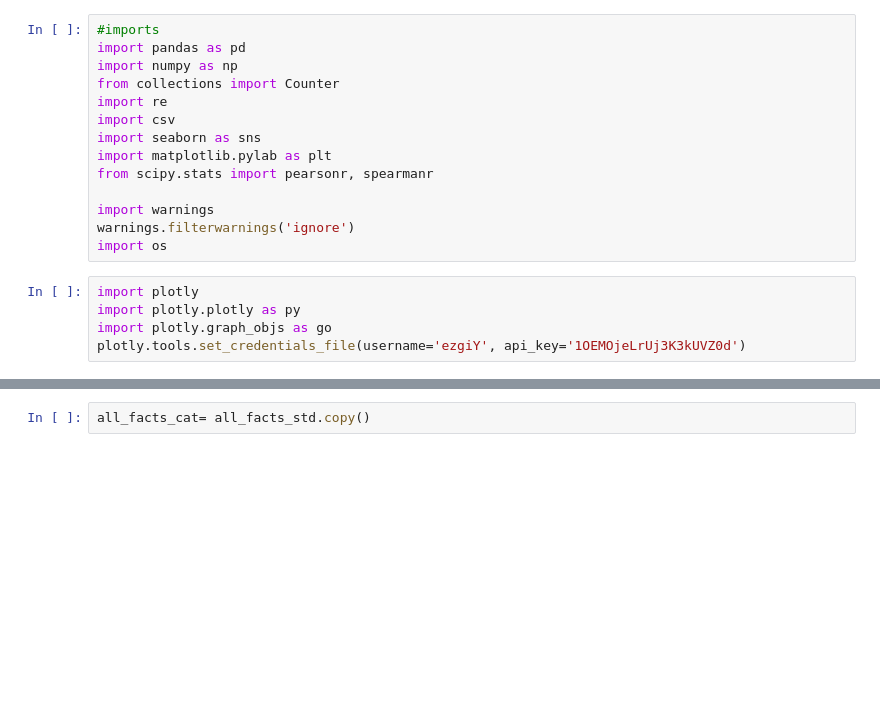
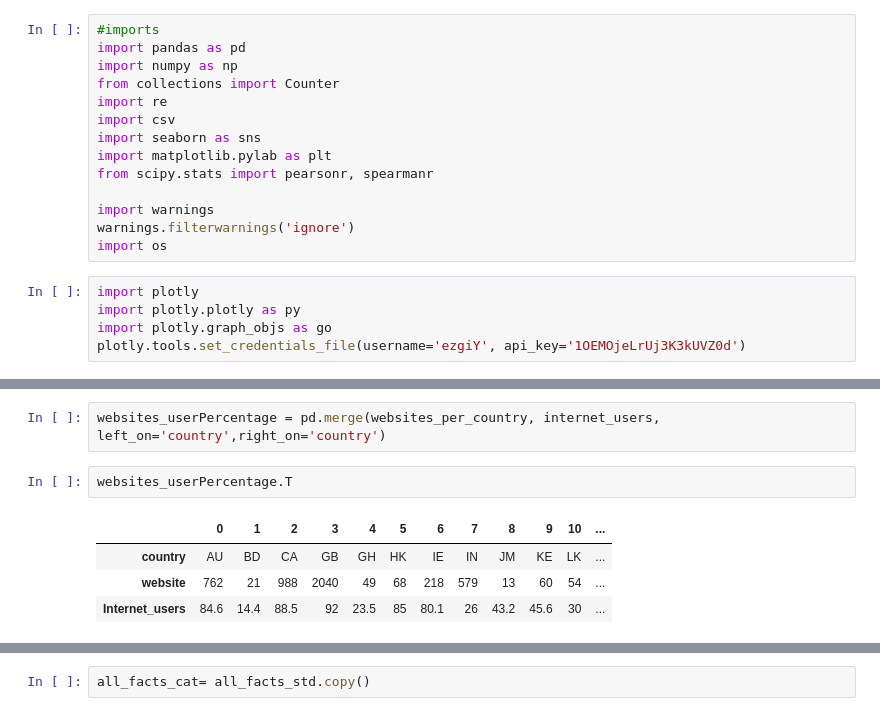
Before and after one commit to camligorkem/ADA_2018_Project, a Jupyter notebook: Notebooks/Data_Analysis.ipynb, the cells around one changed output, grey strips where cells are left out. Drawn from its saved outputs; the diff is of its cells as text; blank space fills up the shorter version.

```diff
--- a/Notebooks/Data_Analysis.ipynb
+++ b/Notebooks/Data_Analysis.ipynb
@@ -90,0 +429,9 @@ Name: Inflation_rate, dtype: float64
+# %%
+websites_userPercentage = pd.merge(websites_per_country, internet_users, left_on='country',right_on='country')
+# %%
+websites_userPercentage.T
+# %% [output]
+|  | 0 | 1 | 2 | 3 | 4 | 5 | 6 | 7 | 8 | 9 | 10 | ... |
+| country | AU | BD | CA | GB | GH | HK | IE | IN | JM | KE | LK | ... |
+| website | 762 | 21 | 988 | 2040 | 49 | 68 | 218 | 579 | 13 | 60 | 54 | ... |
+| Internet_users | 84.6 | 14.4 | 88.5 | 92 | 23.5 | 85 | 80.1 | 26 | 43.2 | 45.6 | 30 | ... |
```
Also changed, not shown: parts of 102 cells of this notebook.
